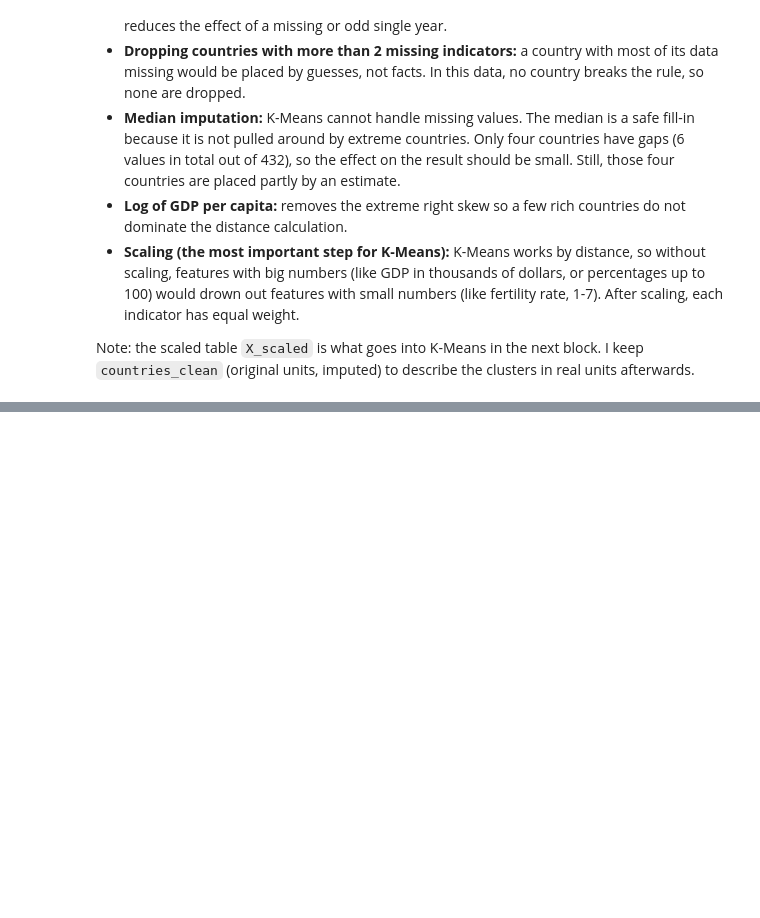
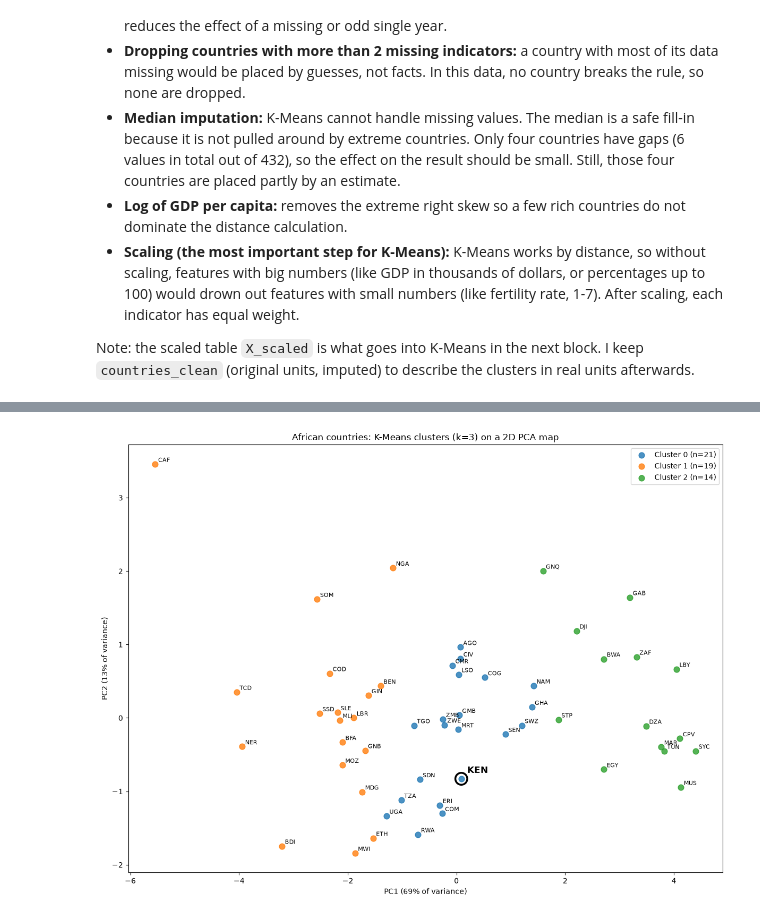
Before and after one commit to Mishiez/learning-patterns-ml, a Jupyter notebook: j1-supervised-unsupervised/notebooks/02_unsupervised_africa_indicators.ipynb, the cells around one changed output, grey strips where cells are left out. Drawn from its saved outputs; the diff is of its cells as text; code cells hidden in the pictures; blank space fills up the shorter version.

```diff
--- a/j1-supervised-unsupervised/notebooks/02_unsupervised_africa_indicators.ipynb
+++ b/j1-supervised-unsupervised/notebooks/02_unsupervised_africa_indicators.ipynb
@@ -227,0 +324,16 @@ Note: the scaled table `X_scaled` is what goes into K-Means in the next block. I
+# %%
+from sklearn.decomposition import PCA
+
+pca = PCA(n_components=2, random_state=42)
+pca_coords = pca.fit_transform(X_scaled)
+
+pca_df = pd.DataFrame(pca_coords, index=X_scaled.index, columns=["PC1", "PC2"])
+pca_df["cluster"] = clusters
+
+# How much of the total variation do the two axes capture?
+print("Explained variance ratio:", pca.explained_variance_ratio_.round(3))
+print("Total for 2 components:  ", round(pca.explained_variance_ratio_.sum(), 3))
+
+# Loadings: how much each original feature contributes to each axis
+loadings = pd.DataFrame(pca.components_.T, index=model_cols, columns=["PC1", "PC2"]).round(2)
+loadings
@@ -227,0 +352,30 @@ Note: the scaled table `X_scaled` is what goes into K-Means in the next block. I
+# %%
+cluster_colors = {0: "tab:blue", 1: "tab:orange", 2: "tab:green"}
+
+fig, ax = plt.subplots(figsize=(12, 9))
+
+for cluster_id in range(chosen_k):
+    members = pca_df[pca_df["cluster"] == cluster_id]
+    ax.scatter(members["PC1"], members["PC2"], s=60, color=cluster_colors[cluster_id],
+               alpha=0.8, label=f"Cluster {cluster_id} (n={len(members)})")
+
+# Label every country with its ISO3 code
+for iso3, row in pca_df.iterrows():
+    if iso3 != "KEN":
+        ax.annotate(iso3, (row["PC1"], row["PC2"]), xytext=(4, 3), textcoords="offset points", fontsize=8)
+
+# Highlight Kenya: bigger marker with a black outline, and a bold label
+kenya = pca_df.loc["KEN"]
+ax.scatter(kenya["PC1"], kenya["PC2"], s=260, facecolors="none", edgecolors="black", linewidths=2.5, zorder=5)
+ax.annotate("KEN", (kenya["PC1"], kenya["PC2"]), xytext=(8, 8), textcoords="offset points",
+            fontsize=12, fontweight="bold")
+
+ax.set_xlabel(f"PC1 ({pca.explained_variance_ratio_[0] * 100:.0f}% of variance)")
+ax.set_ylabel(f"PC2 ({pca.explained_variance_ratio_[1] * 100:.0f}% of variance)")
+ax.set_title("African countries: K-Means clusters (k=3) on a 2D PCA map")
+ax.legend()
+plt.tight_layout()
+plt.savefig("../figures/pca_clusters.png", dpi=150)
+plt.show()
+# %% [output]
+[figure, added]
```
Also changed, not shown: parts of 11 cells of this notebook, 3 other files.
